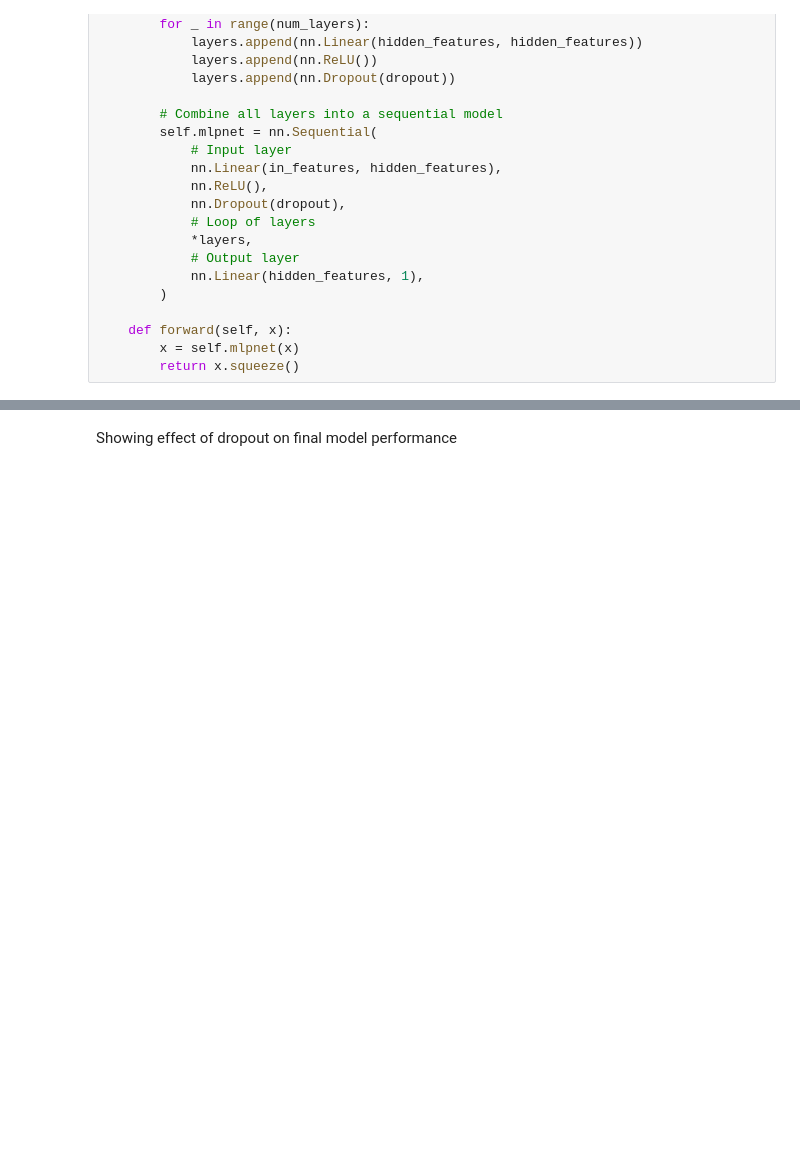
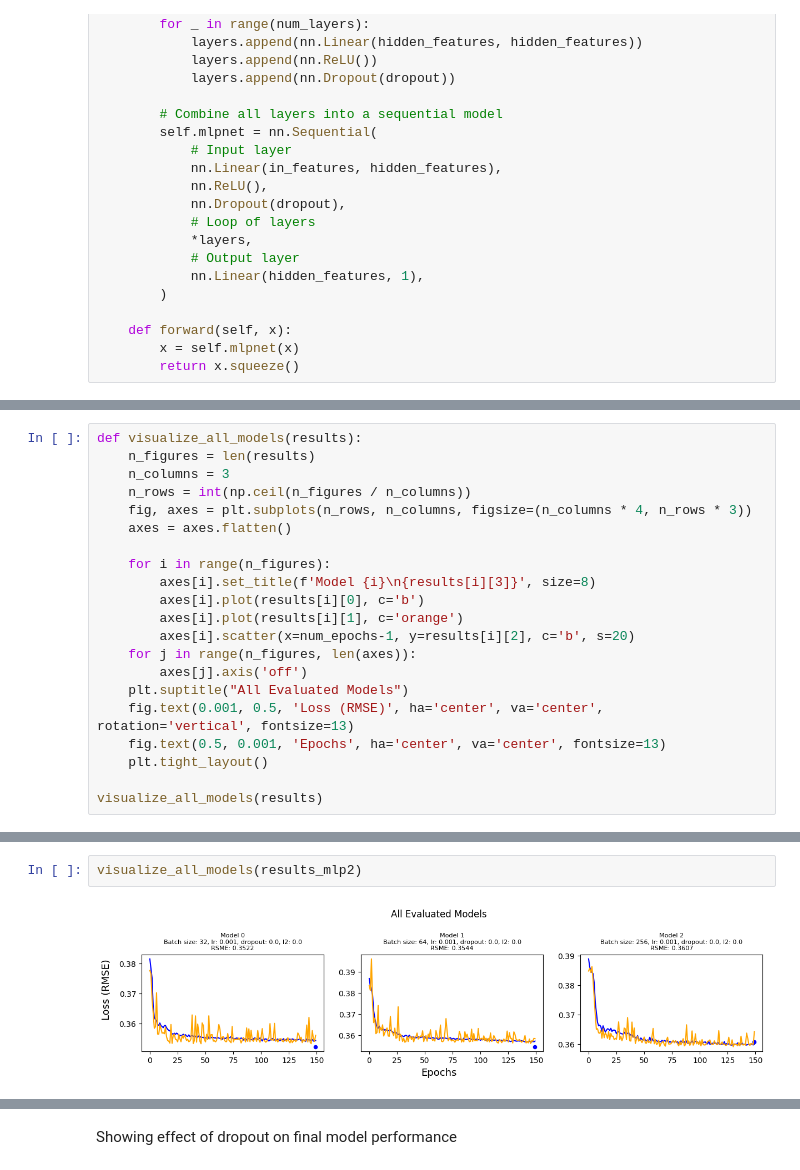
Before and after one commit to zybecker/DS-5500, a Jupyter notebook: RNN_Model/RNN_hyperparameter_tuning.ipynb, the cells around one changed output, grey strips where cells are left out. Saved outputs shown, nothing was run; the diff lists cells and outputs as text; blank space fills up the shorter version.

```diff
--- a/RNN_Model/RNN_hyperparameter_tuning.ipynb
+++ b/RNN_Model/RNN_hyperparameter_tuning.ipynb
@@ -790,0 +242,21 @@ Test RMSE: 0.3771, Test MAE: 0.2884
+# %%
+def visualize_all_models(results):
+    n_figures = len(results)
+    n_columns = 3
+    n_rows = int(np.ceil(n_figures / n_columns))
+    fig, axes = plt.subplots(n_rows, n_columns, figsize=(n_columns * 4, n_rows * 3))
+    axes = axes.flatten()
+
+    for i in range(n_figures):
+        axes[i].set_title(f'Model {i}\n{results[i][3]}', size=8)
+        axes[i].plot(results[i][0], c='b')
+        axes[i].plot(results[i][1], c='orange')
+        axes[i].scatter(x=num_epochs-1, y=results[i][2], c='b', s=20)
+    for j in range(n_figures, len(axes)):
+        axes[j].axis('off')
+    plt.suptitle("All Evaluated Models")
+    fig.text(0.001, 0.5, 'Loss (RMSE)', ha='center', va='center', rotation='vertical', fontsize=13)
+    fig.text(0.5, 0.001, 'Epochs', ha='center', va='center', fontsize=13)
+    plt.tight_layout()
+
+visualize_all_models(results)
@@ -790,0 +325,4 @@ Test RMSE: 0.3771, Test MAE: 0.2884
+# %%
+visualize_all_models(results_mlp2)
+# %% [output]
+[figure, added]
```
Also changed, not shown: parts of 45 cells of this notebook.
